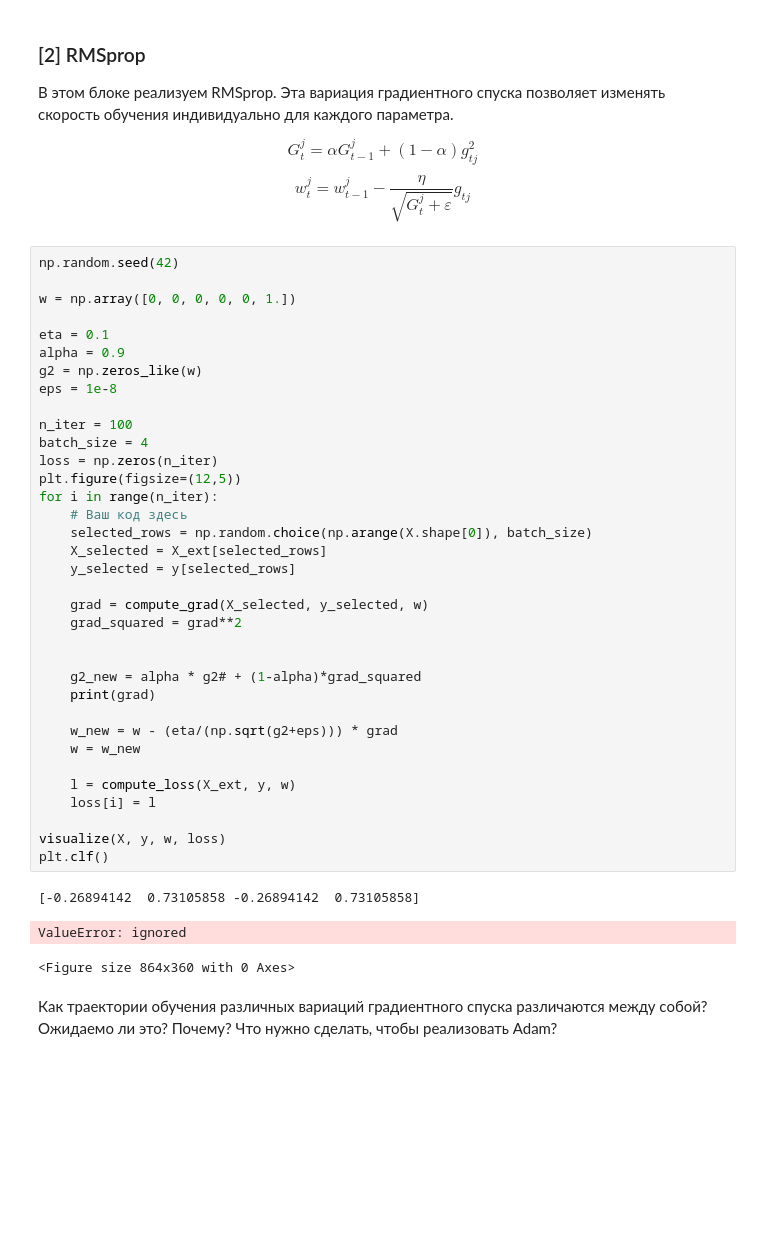
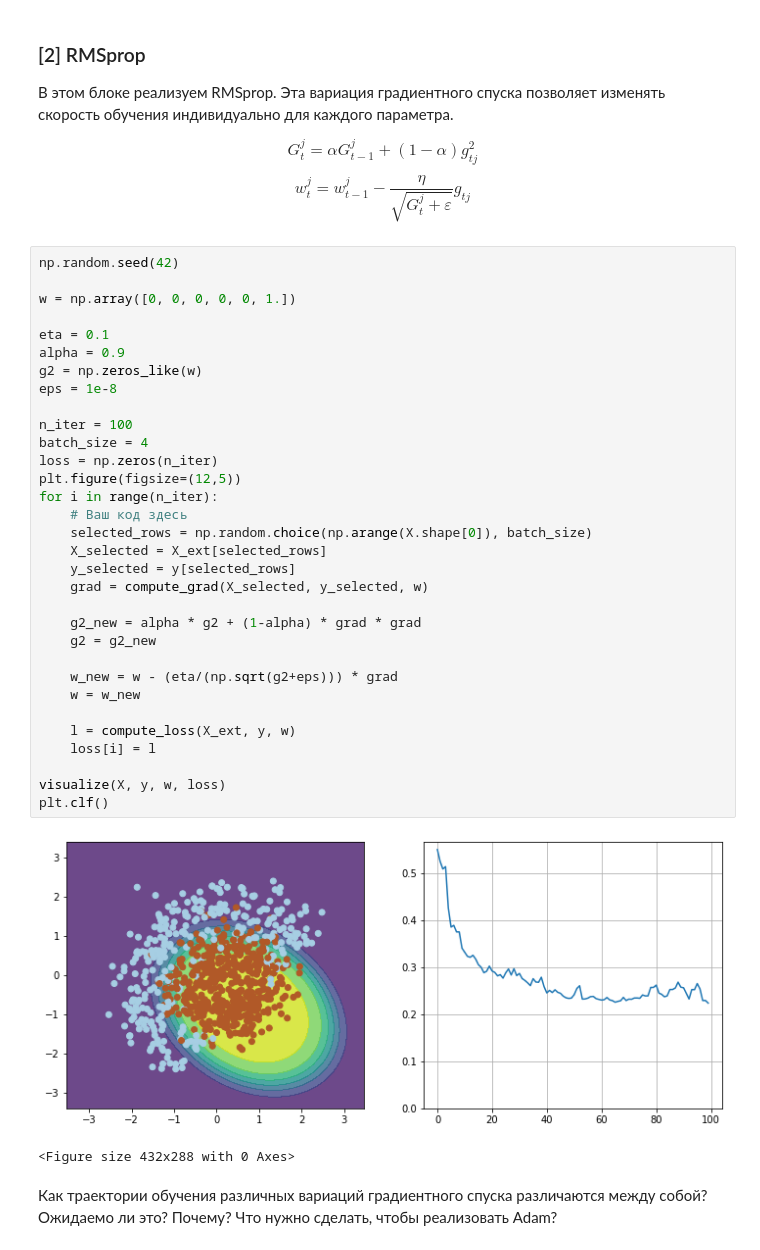
Before and after one commit to Falconwatch/DeepLearning_Autumn22, a Jupyter notebook: week_02/HW2_gradient_done.ipynb, the cells around one changed output. Drawn from its saved outputs; the diff is of its cells as text; blank space fills up the shorter version.

```diff
--- a/week_02/HW2_gradient_done.ipynb
+++ b/week_02/HW2_gradient_done.ipynb
@@ -232,42 +239,38 @@ $$ w_t^j = w_{t-1}^j - \dfrac{\eta}{\sqrt{G_t^j + \varepsilon}} g_{tj} $$
 # %%
 np.random.seed(42)
 
 w = np.array([0, 0, 0, 0, 0, 1.])
 
 eta = 0.1
 alpha = 0.9
 g2 = np.zeros_like(w)
 eps = 1e-8
 
 n_iter = 100
 batch_size = 4
 loss = np.zeros(n_iter)
 plt.figure(figsize=(12,5))
 for i in range(n_iter):
     # Ваш код здесь
     selected_rows = np.random.choice(np.arange(X.shape[0]), batch_size)
     X_selected = X_ext[selected_rows]
     y_selected = y[selected_rows]
+    grad = compute_grad(X_selected, y_selected, w)
 
-    grad = compute_grad(X_selected, y_selected, w)
-    grad_squared = grad**2
-
-
-    g2_new = alpha * g2# + (1-alpha)*grad_squared
-    print(grad)
+    g2_new = alpha * g2 + (1-alpha) * grad * grad
+    g2 = g2_new
 
     w_new = w - (eta/(np.sqrt(g2+eps))) * grad
     w = w_new
 
     l = compute_loss(X_ext, y, w)
     loss[i] = l
 
 visualize(X, y, w, loss)
 plt.clf()
 # %% [output]
+[figure, added]
-[-0.26894142  0.73105858 -0.26894142  0.73105858]
+<Figure size 432x288 with 0 Axes>
-ValueError: ignored
-<Figure size 864x360 with 0 Axes>
 # %% [markdown]
 Как траектории обучения различных вариаций градиентного спуска различаются между собой? Ожидаемо ли это? Почему? Что нужно сделать, чтобы реализовать Adam?
 # %% [markdown]
```
Also changed, not shown: parts of 4 cells of this notebook.
